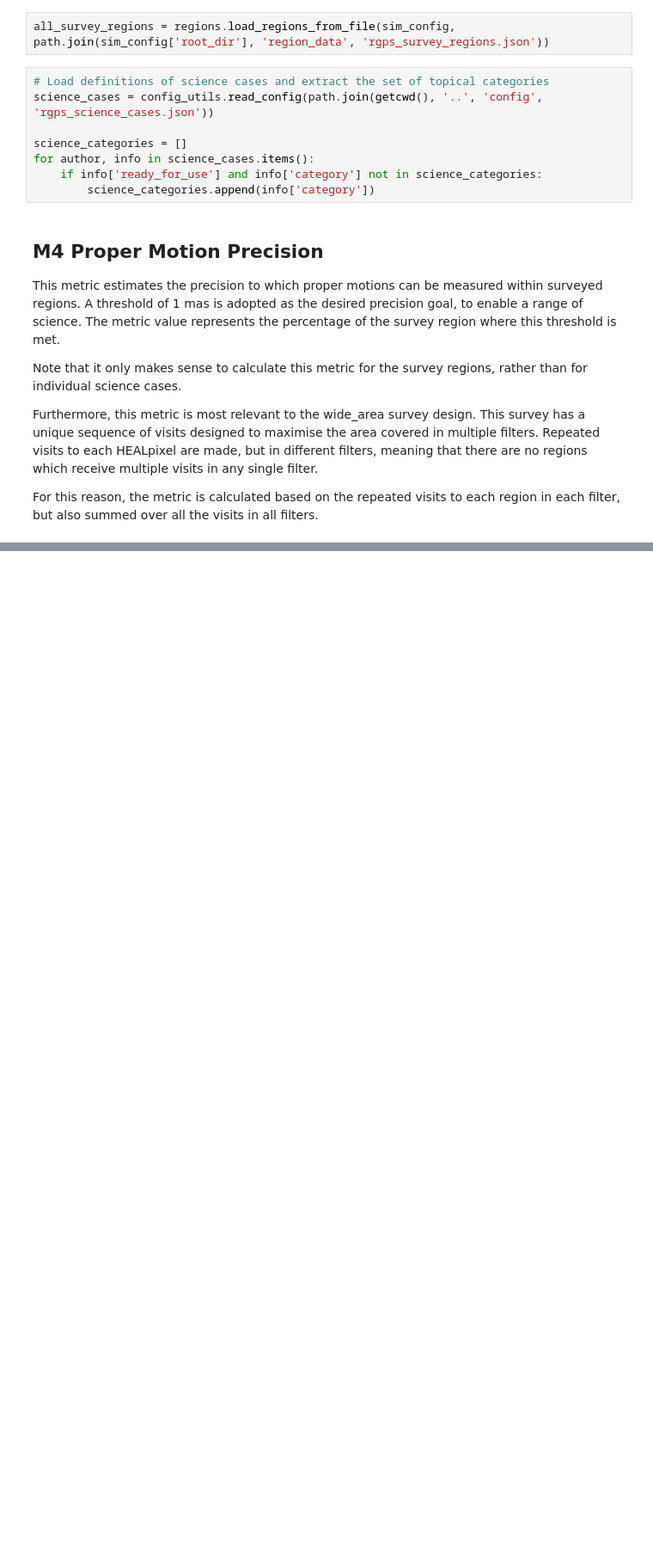
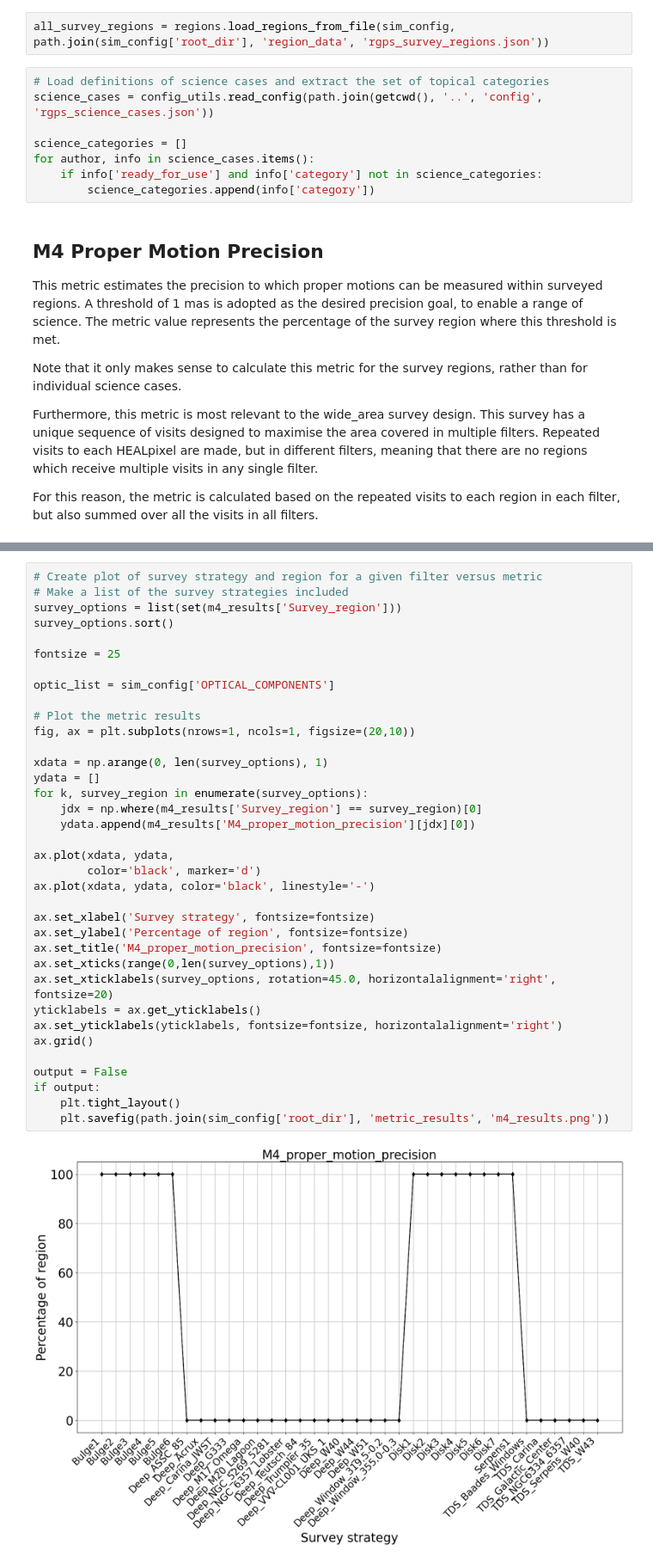
Before and after one commit to rachel3834/rgps, a Jupyter notebook: notebooks/M4_metric_analysis.ipynb, the cells around one changed output, grey strips where cells are left out. Shown at 86% size. Drawn from its saved outputs; the diff is of its cells as text; blank space fills up the shorter version.

Commit message:
Added M4 proper motion results

```diff
--- a/notebooks/M4_metric_analysis.ipynb
+++ b/notebooks/M4_metric_analysis.ipynb
@@ -67,0 +68,38 @@ Survey_strategy     Survey_region                   Optic                M4_prop
+# %%
+# Create plot of survey strategy and region for a given filter versus metric
+# Make a list of the survey strategies included
+survey_options = list(set(m4_results['Survey_region']))
+survey_options.sort()
+
+fontsize = 25
+
+optic_list = sim_config['OPTICAL_COMPONENTS']
+
+# Plot the metric results
+fig, ax = plt.subplots(nrows=1, ncols=1, figsize=(20,10))
+
+xdata = np.arange(0, len(survey_options), 1)
+ydata = []
+for k, survey_region in enumerate(survey_options):
+    jdx = np.where(m4_results['Survey_region'] == survey_region)[0]
+    ydata.append(m4_results['M4_proper_motion_precision'][jdx][0])
+
+ax.plot(xdata, ydata,
+        color='black', marker='d')
+ax.plot(xdata, ydata, color='black', linestyle='-')
+
+ax.set_xlabel('Survey strategy', fontsize=fontsize)
+ax.set_ylabel('Percentage of region', fontsize=fontsize)
+ax.set_title('M4_proper_motion_precision', fontsize=fontsize)
+ax.set_xticks(range(0,len(survey_options),1))
+ax.set_xticklabels(survey_options, rotation=45.0, horizontalalignment='right', fontsize=20)
+yticklabels = ax.get_yticklabels()
+ax.set_yticklabels(yticklabels, fontsize=fontsize, horizontalalignment='right')
+ax.grid()
+
+output = False
+if output:
+    plt.tight_layout()
+    plt.savefig(path.join(sim_config['root_dir'], 'metric_results', 'm4_results.png'))
+# %% [output]
+[figure, added]
```
Also changed, not shown: parts of 1 cell of this notebook, 3 other files.
